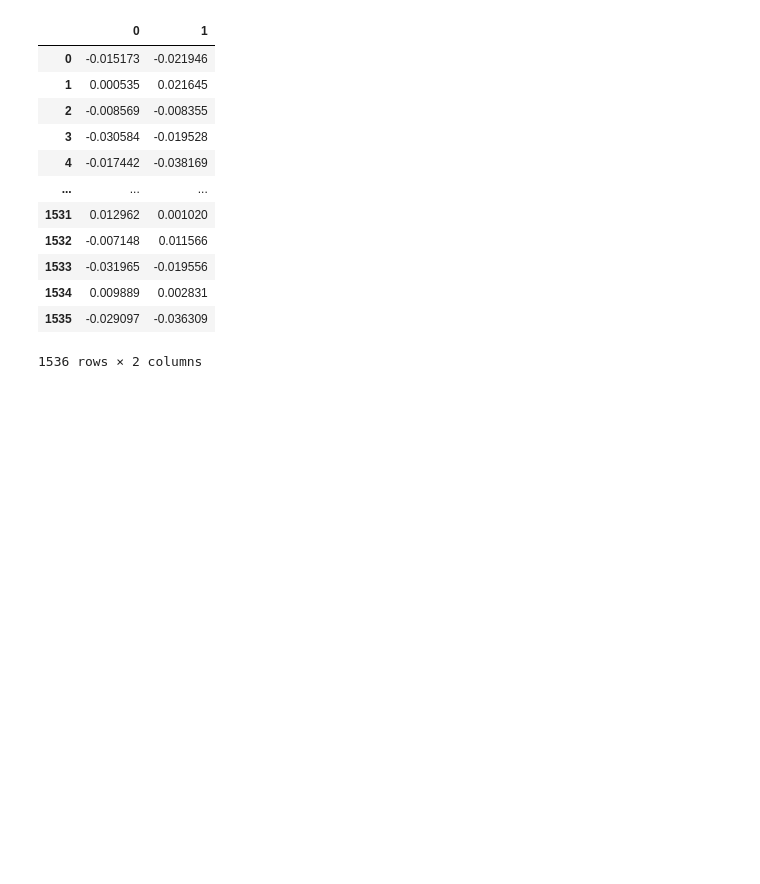
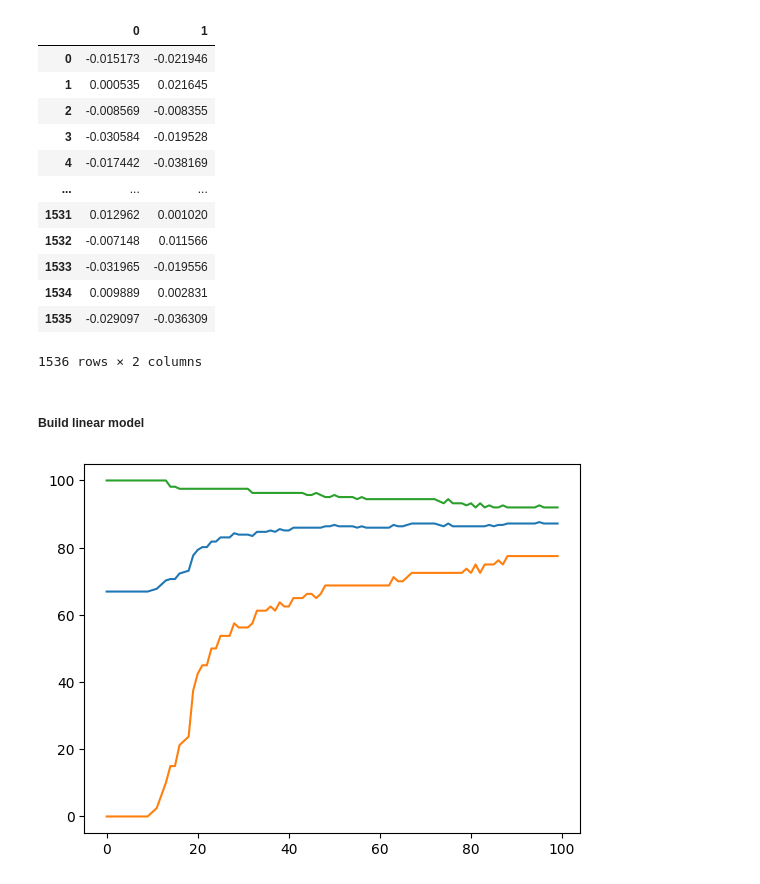
Before and after one commit to stefanhuber1510/enforcing-the-digital-services-act, a Jupyter notebook: 8-embeddings-project/main-embeddings.ipynb, the cells around one changed output. Drawn from its saved outputs; the diff is of its cells as text; code cells hidden in the pictures; blank space fills up the shorter version.

Commit message:
running linear classifier on embeddings - AUC 0.92

```diff
--- a/8-embeddings-project/main-embeddings.ipynb
+++ b/8-embeddings-project/main-embeddings.ipynb
@@ -57,0 +89,21 @@ pd.DataFrame([embedding2["data"][0]["embedding"],embedding["data"][0]["embedding
+# %%
+embeddings_val_df = pd.DataFrame(embeddings_val)
+embeddings_val_df.to_pickle("embeddings_val_df.pkl")
+embeddings_val_df["label"] = df.reset_index()["label"]
+# %% [markdown]
+##### Build linear model
+# %%
+# Defining model class
+import matplotlib.pyplot as plt
+import torch
+import torch.nn as nn
+import torch.optim as optim
+
+class SimpleLinearModel(nn.Module):
+    def __init__(self, input_size=1536):
+        super(SimpleLinearModel, self).__init__()
+        self.linear = nn.Linear(input_size, 1)
+
+    def forward(self, x):
+        x = self.linear(x)
+        return torch.sigmoid(x)
@@ -57,0 +142,40 @@ pd.DataFrame([embedding2["data"][0]["embedding"],embedding["data"][0]["embedding
+# %%
+device = torch.device("cuda" if torch.cuda.is_available() else "cpu")
+input_size = 1536
+model = SimpleLinearModel(input_size).to(device)
+
+criterion = nn.BCELoss()
+optimizer = optim.Adam(model.parameters(), lr=0.001)
+
+accuracy = []
+accuracy_0 = []
+accuracy_1 = []
+num_epochs = 100
+for epoch in range(num_epochs):
+    for i, (embeddings, labels) in enumerate(train_loader):
+        embeddings, labels = embeddings.to(device), labels.to(device)
+
+        optimizer.zero_grad()
+        outputs = model(embeddings).squeeze()
+        loss = criterion(outputs, labels.float())
+        loss.backward()
+        optimizer.step()
+    # Evaluate on the validation set
+    with torch.no_grad():
+        embeddings, labels = X_val.to(device), y_val.to(device)
+        outputs = model(embeddings).squeeze()
+        predicted = (outputs >= 0.5).float()
+        total = labels.size(0)
+        correct = (predicted == labels.float()).sum().item()
+        correct_0 = ((predicted == labels.float()) & (labels.float() == 0)).sum().item()
+        correct_1 = ((predicted == labels.float()) & (labels.float() == 1)).sum().item()
+
+        accuracy.append(100 * correct / total)
+        accuracy_0.append(100 * correct_0 / (labels.float() == 0).sum().item())
+        accuracy_1.append(100 * correct_1 / (labels.float() == 1).sum().item())
+plt.plot(accuracy)
+plt.plot(accuracy_0)
+plt.plot(accuracy_1)
+plt.show()
+# %% [output]
+[figure, added]
```
Also changed, not shown: parts of 15 cells of this notebook, 8 other files.
